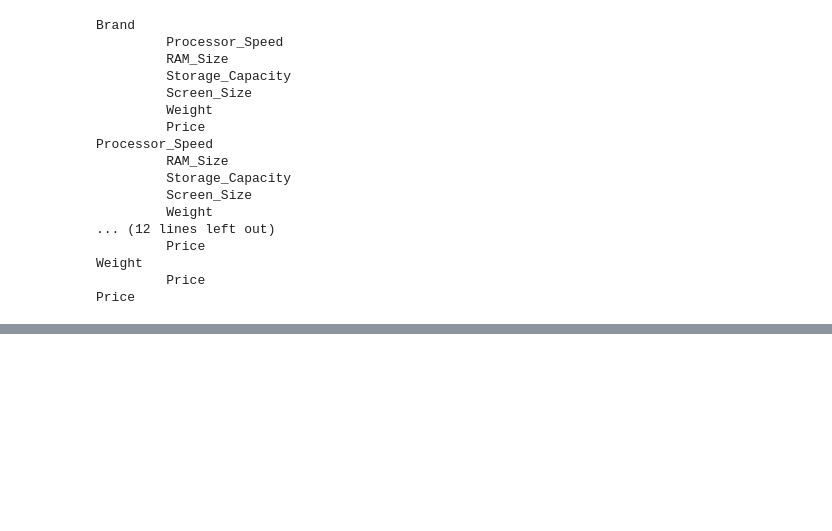
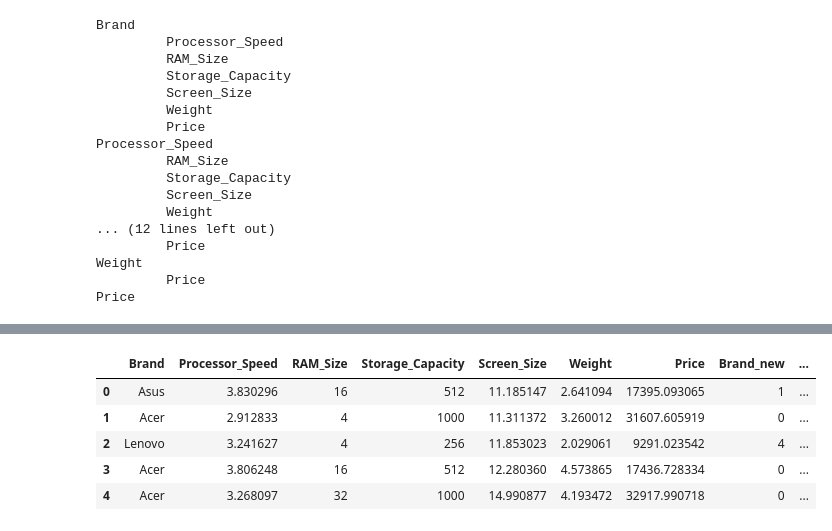
Before and after one commit to tabishqidwai98/Laptop-price-prediction, a Jupyter notebook: Analysis.ipynb, the cells around one changed output, grey strips where cells are left out. Saved outputs shown, nothing was run; the diff lists cells and outputs as text; code cells hidden in the pictures; blank space fills up the shorter version.

```diff
--- a/Analysis.ipynb
+++ b/Analysis.ipynb
@@ -139,0 +164,4 @@ Price
+# %%
+df['Brand'] = df['Brand'].astype('category')
+df['RAM_Size'] = df['RAM_Size'].astype('category')
+df['Storage_Capacity'] = df['Storage_Capacity'].astype('category')
@@ -139,0 +177,13 @@ Price
+# %%
+df['Brand_new'] = df['Brand'].cat.codes
+df['RAM_Size_new'] = df['RAM_Size'].cat.codes
+df['Storage_Capacity_new'] = df['Storage_Capacity'].cat.codes
+# %%
+df.head()
+# %% [output]
+|  | Brand | Processor_Speed | RAM_Size | Storage_Capacity | Screen_Size | Weight | Price | Brand_new | ... |
+| 0 | Asus | 3.830296 | 16 | 512 | 11.185147 | 2.641094 | 17395.093065 | 1 | ... |
+| 1 | Acer | 2.912833 | 4 | 1000 | 11.311372 | 3.260012 | 31607.605919 | 0 | ... |
+| 2 | Lenovo | 3.241627 | 4 | 256 | 11.853023 | 2.029061 | 9291.023542 | 4 | ... |
+| 3 | Acer | 3.806248 | 16 | 512 | 12.280360 | 4.573865 | 17436.728334 | 0 | ... |
+| 4 | Acer | 3.268097 | 32 | 1000 | 14.990877 | 4.193472 | 32917.990718 | 0 | ... |
```
Also changed, not shown: parts of 27 cells of this notebook.
